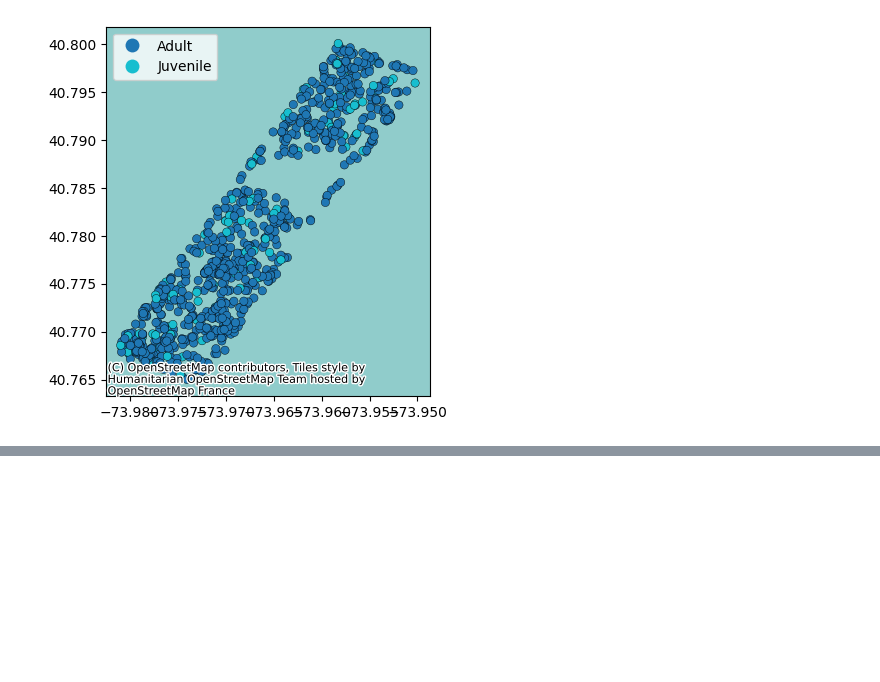
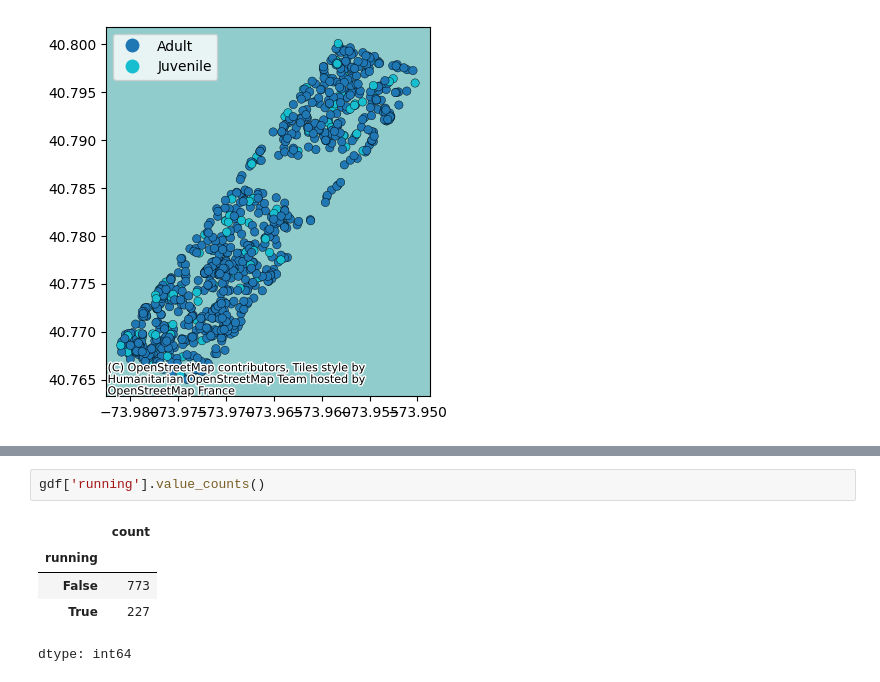
Before and after one commit to snehasri2600/Squirrel_Census_Exploration_NYC, a Jupyter notebook: DataExploration_SquirrelCensus.ipynb, the cells around one changed output, grey strips where cells are left out. Saved outputs shown, nothing was run; the diff lists cells and outputs as text; blank space fills up the shorter version.

```diff
--- a/DataExploration_SquirrelCensus.ipynb
+++ b/DataExploration_SquirrelCensus.ipynb
@@ -89,0 +107,8 @@ plt.show()
+# %%
+gdf['running'].value_counts()
+# %% [output]
+|  | count |
+| running |  |
+| False | 773 |
+| True | 227 |
+dtype: int64
```
Also changed, not shown: parts of 6 cells of this notebook.
